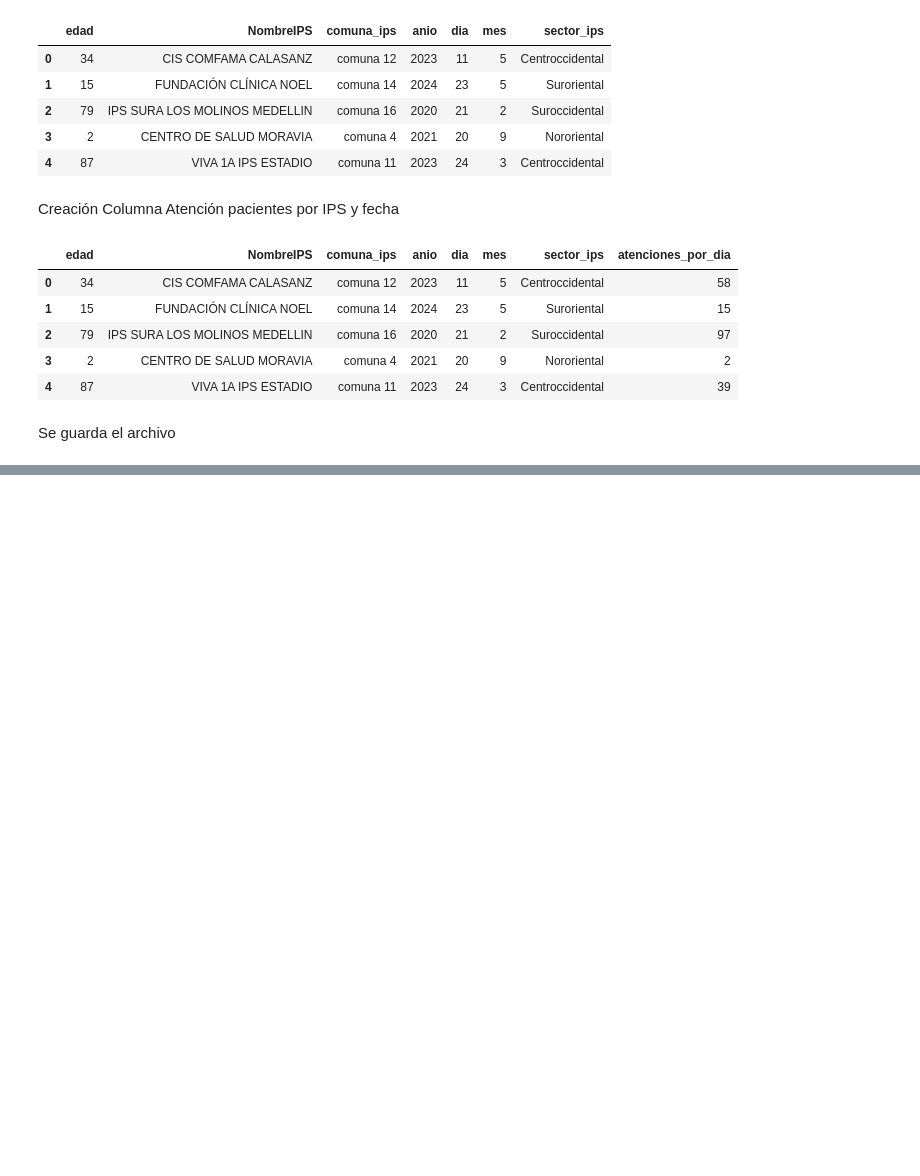
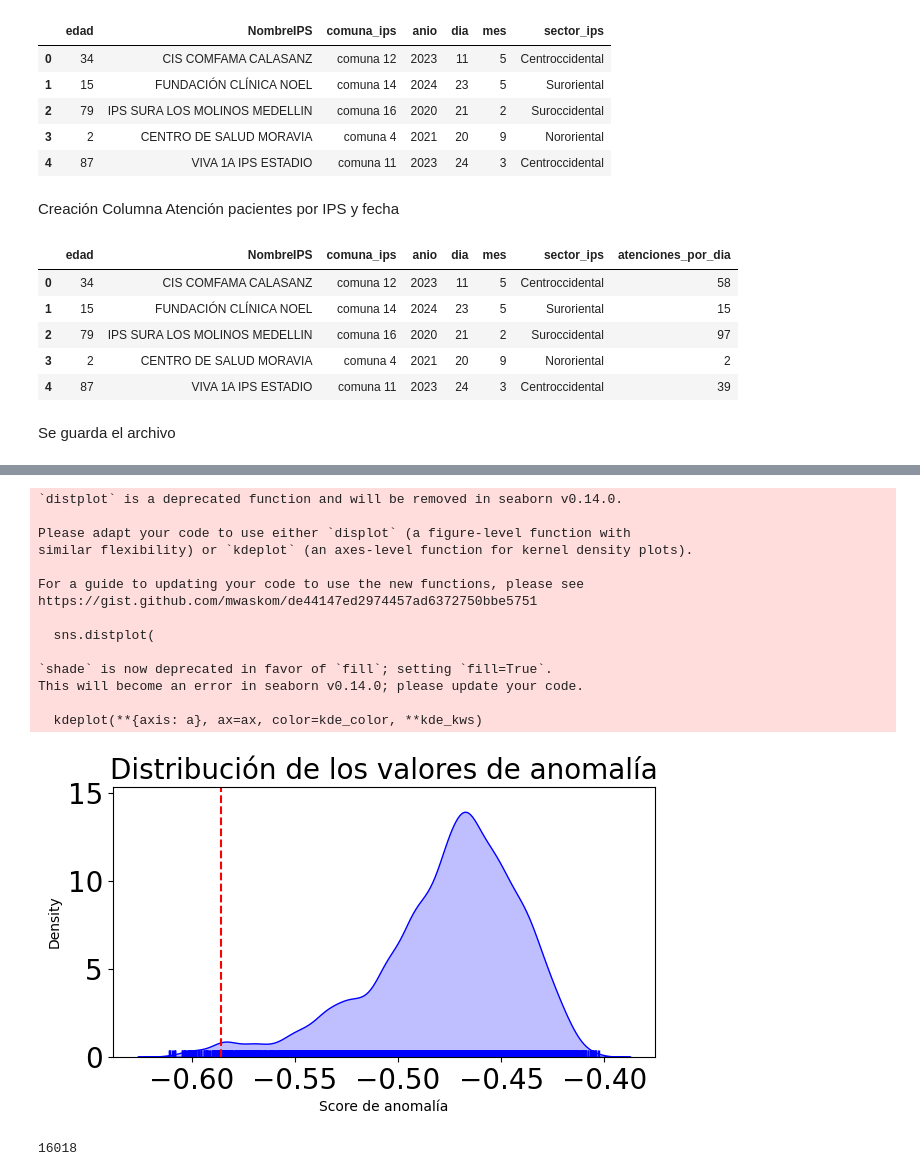
Before and after one commit to kennethLeonel/Atenciones-Medicas, a Jupyter notebook: preprocesamiento.ipynb, the cells around one changed output, grey strips where cells are left out. Cells and saved outputs as stored; diff of their text form; code cells hidden in the pictures; blank space fills up the shorter version.

```diff
--- a/preprocesamiento.ipynb
+++ b/preprocesamiento.ipynb
@@ -954,0 +1126,24 @@ dataSetCompleto.head(5)
+# %%
+# Seleccionar solo las columnas numéricas
+cols_numericas = columnasNumericas
+df_numerico = dataSetCompleto[cols_numericas]
+
+df_numerico
+
+# Escalar los datos para mejorar la detección
+scaler = StandardScaler()
+
+X_scaled = scaler.fit_transform(df_numerico)
+
+# Aplicar Isolation Forest
+iso_forest = IsolationForest(contamination=0.05, random_state=42)
+dataSetCompleto["outlier"] = iso_forest.fit_predict(X_scaled)  # -1 es outlier, 1 es normal
+
+# Contar outliers detectados
+num_outliers = (dataSetCompleto["outlier"] == -1).sum()
+print(f"Se detectaron {num_outliers} outliers")
+
+# Mostrar los outliers
+
+outliers = dataSetCompleto[dataSetCompleto["outlier"] == -1]
+outliers
@@ -954,0 +1170,42 @@ dataSetCompleto.head(5)
+# %%
+score_anomalia = iso_forest.score_samples(X=X_scaled)
+score_anomalia
+cuantil_01 = np.quantile(score_anomalia, q=0.01)
+cuantil_01
+
+fig, ax = plt.subplots(nrows=1, ncols=1, figsize=(7, 3.5))
+sns.distplot(
+    score_anomalia,
+    hist    = False,
+    rug     = True,
+    color   = 'blue',
+    kde_kws = {'shade': True, 'linewidth': 1},
+    ax      = ax
+)
+
+ax.axvline(cuantil_01, c='red', linestyle='--', label='cuantil 0.01')
+ax.set_title('Distribución de los valores de anomalía')
+ax.set_xlabel('Score de anomalía');
+# %% [output]
+`distplot` is a deprecated function and will be removed in seaborn v0.14.0.
+
+Please adapt your code to use either `displot` (a figure-level function with
+similar flexibility) or `kdeplot` (an axes-level function for kernel density plots).
+
+For a guide to updating your code to use the new functions, please see
+https://gist.github.com/mwaskom/de44147ed2974457ad6372750bbe5751
+
+  sns.distplot(
+
+`shade` is now deprecated in favor of `fill`; setting `fill=True`.
+This will become an error in seaborn v0.14.0; please update your code.
+
+  kdeplot(**{axis: a}, ax=ax, color=kde_color, **kde_kws)
+[figure, added]
+# %%
+#Eliminar los outliers
+
+dataSetCompleto = dataSetCompleto[dataSetCompleto["outlier"]!= -1]
+len(dataSetCompleto)
+# %% [output]
+16018
```
Also changed, not shown: parts of 33 cells of this notebook.
